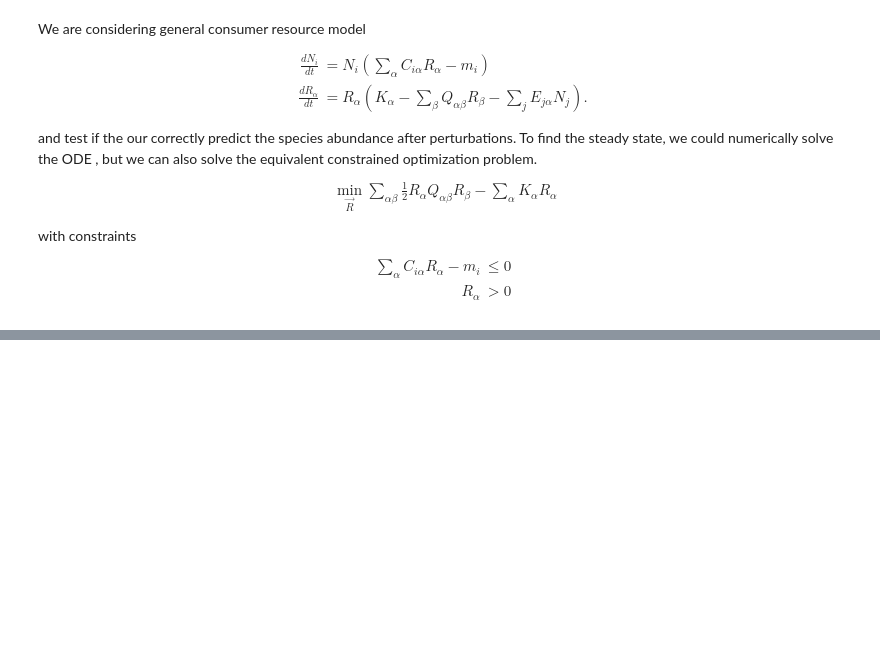
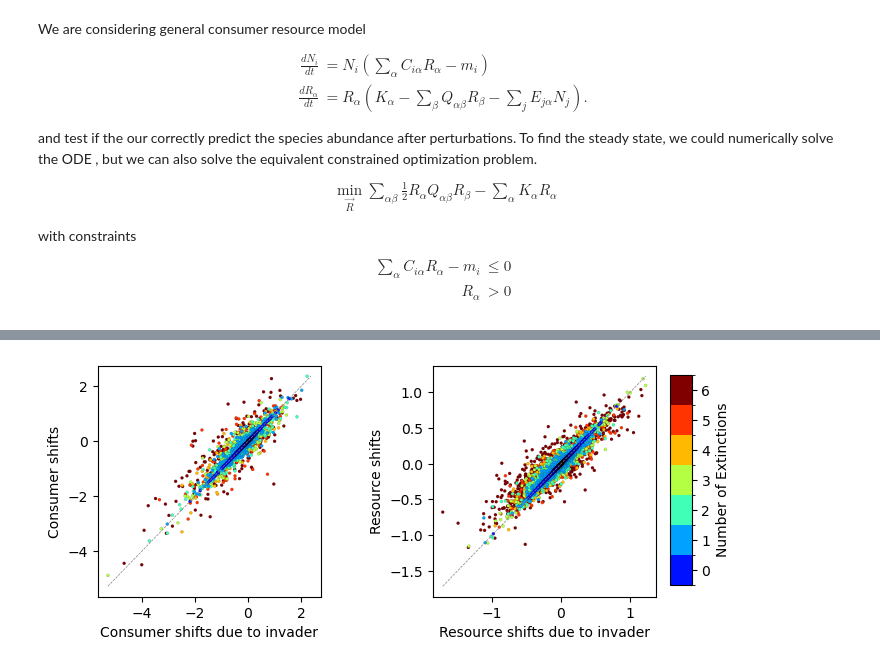
Before and after one commit to Emergent-Behaviors-in-Biology/invasion-theory, a Jupyter notebook: general_MCRM.ipynb, the cells around one changed output, grey strips where cells are left out. Saved outputs shown, nothing was run; the diff lists cells and outputs as text; code cells hidden in the pictures; blank space fills up the shorter version.

```diff
--- a/general_MCRM.ipynb
+++ b/general_MCRM.ipynb
@@ -913,0 +1039,99 @@ plt.show()
+# %%
+downsampled_data = downsample_data(MCRM_unpacked_data, 1)
+N_shifts, R_shifts, weighted_invader_impact_N, weighted_invader_impact_R=shift_invader_impacts(downsampled_data)
+
+
+figure_width = 3
+fig, ax = plt.subplots(1, 2, figsize=(figure_width * 2.4, figure_width))
+
+num_ext_list = []
+for sim_Nbool, sim_Rbool in zip(downsampled_data['sim_Nbools'], downsampled_data['sim_Rbools']):
+    Nextbool = np.logical_not(sim_Nbool)
+    Rextbool = np.logical_not(sim_Rbool)
+    num_ext_list.append(sum(Nextbool) + sum(Rextbool))
+
+# Extend the color to the same length of shifts
+Nextended_num_ext_list = []
+for i in range(len(num_ext_list)):
+    Nextended_num_ext_list += [num_ext_list[i]] * len(N_shifts[i])
+
+Rextended_num_ext_list = []
+for i in range(len(num_ext_list)):
+    Rextended_num_ext_list += [num_ext_list[i]] * len(R_shifts[i])
+
+# Flatten arrays for sorting
+x1 = -np.concatenate(weighted_invader_impact_N)
+y1 = np.concatenate(N_shifts)
+
+x2 = -np.concatenate(weighted_invader_impact_R)
+y2 = np.concatenate(R_shifts)
+
+# Create structured arrays for sorting
+N_data = np.array(list(zip(Nextended_num_ext_list, x1, y1)), dtype=[('extinctions', 'i4'), ('x', 'f4'), ('y', 'f4')])
+R_data = np.array(list(zip(Rextended_num_ext_list, x2, y2)), dtype=[('extinctions', 'i4'), ('x', 'f4'), ('y', 'f4')])
+
+# Sort data by number of extinctions in descending order
+sorted_N_data = np.sort(N_data, order='extinctions')[::-1]
+sorted_R_data = np.sort(R_data, order='extinctions')[::-1]
+
+# Extract sorted values for plotting
+sorted_Nextinctions = sorted_N_data['extinctions']
+sorted_x1 = sorted_N_data['x']
+sorted_y1 = sorted_N_data['y']
+
+sorted_Rextinctions = sorted_R_data['extinctions']
+sorted_x2 = sorted_R_data['x']
+sorted_y2 = sorted_R_data['y']
+
+# Define boundaries and colormap
+boundaries = np.arange(-1.5, 7.5)
+norm = BoundaryNorm(boundaries, ncolors=256)
+
+# Create the scatter plot with discrete colors for the first plot
+scatter1 = ax[0].scatter(sorted_x1, sorted_y1,
+                         s=5,
+                         c=sorted_Nextinctions,
+                         cmap='jet',
+                         alpha=1,
+                         norm=norm,
+                         edgecolors='black',
+                         linewidth=0.07)
+
+ax[0].set_ylabel('Consumer shifts')
+ax[0].set_xlabel('Consumer shifts due to invader')
+
+# Add dashed line where x=y for the first plot
+max_limit_1 = max(sorted_x1.max(), sorted_y1.max())
+min_limit_1 = min(sorted_x1.min(), sorted_y1.min())
+ax[0].plot([min_limit_1, max_limit_1], [min_limit_1, max_limit_1], color='gray', linestyle='dashed', linewidth=0.5)
+
+# Add a separate axis for the colorbar
+cbar_ax = fig.add_axes([0.92, 0.15, 0.03, 0.7])
+cbar = fig.colorbar(scatter1, cax=cbar_ax, boundaries=boundaries,
+                    ticks=np.arange(np.min(sorted_Nextinctions), np.max(sorted_Nextinctions) + 1))
+cbar.set_label('Number of Extinctions')
+cbar.ax.set_ylim(np.min(sorted_num_ext_list_1)-0.5, np.max(boundaries) )
+
+# Create the scatter plot with discrete colors for the second plot
+scatter2 = ax[1].scatter(sorted_x2, sorted_y2,
+                         s=5,
+                         alpha=1,
+                         c=sorted_Rextinctions,
+                         cmap='jet',
+                         norm=norm,
+                         edgecolors='black',
+                         linewidth=0.07)
+
+ax[1].set_ylabel('Resource shifts')
+ax[1].set_xlabel('Resource shifts due to invader')
+
+# Add dashed line where x=y for the second plot
+max_limit_2 = max(sorted_x2.max(), sorted_y2.max())
+min_limit_2 = min(sorted_x2.min(), sorted_y2.min())
+ax[1].plot([min_limit_2, max_limit_2], [min_limit_2, max_limit_2], color='gray', linestyle='dashed', linewidth=0.5)
+
+plt.subplots_adjust(wspace=0.5)
+plt.savefig('MCRM shifts.pdf', bbox_inches='tight')
+plt.show()
+# %% [output]
+[figure, added]
```
Also changed, not shown: parts of 13 cells of this notebook, 6 other files.
